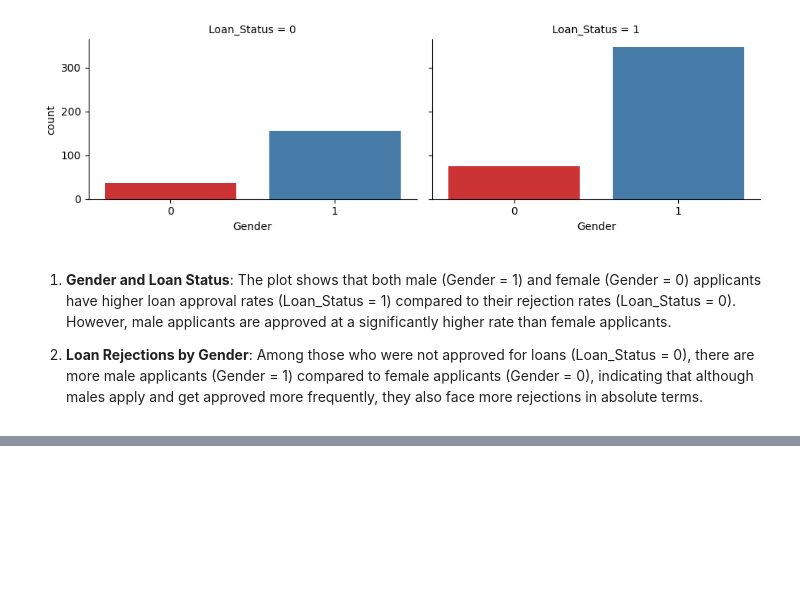
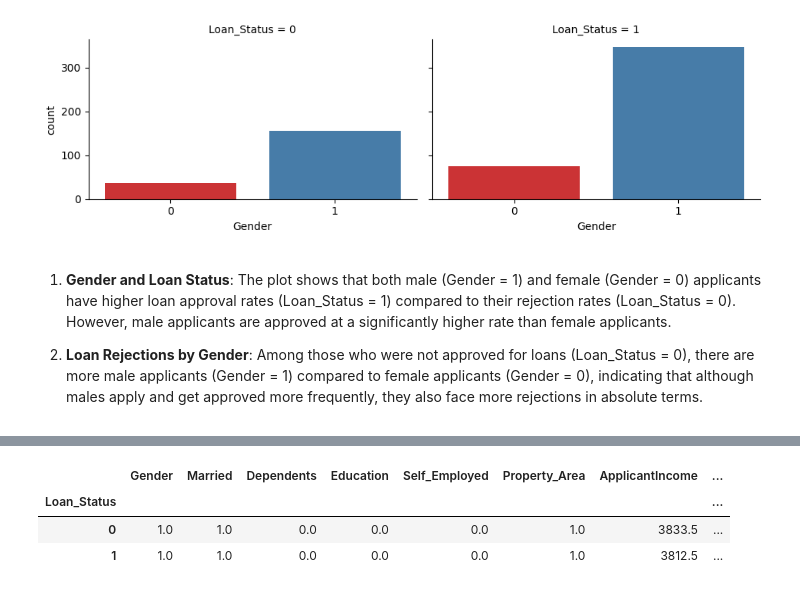
Before and after one commit to FirasKahlaoui/loan-prediction, a Jupyter notebook: loan_model.ipynb, the cells around one changed output, grey strips where cells are left out. Drawn from its saved outputs; the diff is of its cells as text; code cells hidden in the pictures; blank space fills up the shorter version.

```diff
--- a/loan_model.ipynb
+++ b/loan_model.ipynb
@@ -270,0 +298,7 @@ Passing `palette` without assigning `hue` is deprecated and will be removed in v
+# %%
+data.groupby('Loan_Status').median()
+# %% [output]
+|  | Gender | Married | Dependents | Education | Self_Employed | Property_Area | ApplicantIncome | ... |
+| Loan_Status |  |  |  |  |  |  |  | ... |
+| 0 | 1.0 | 1.0 | 0.0 | 0.0 | 0.0 | 1.0 | 3833.5 | ... |
+| 1 | 1.0 | 1.0 | 0.0 | 0.0 | 0.0 | 1.0 | 3812.5 | ... |
```
Also changed, not shown: parts of 3 cells of this notebook.
